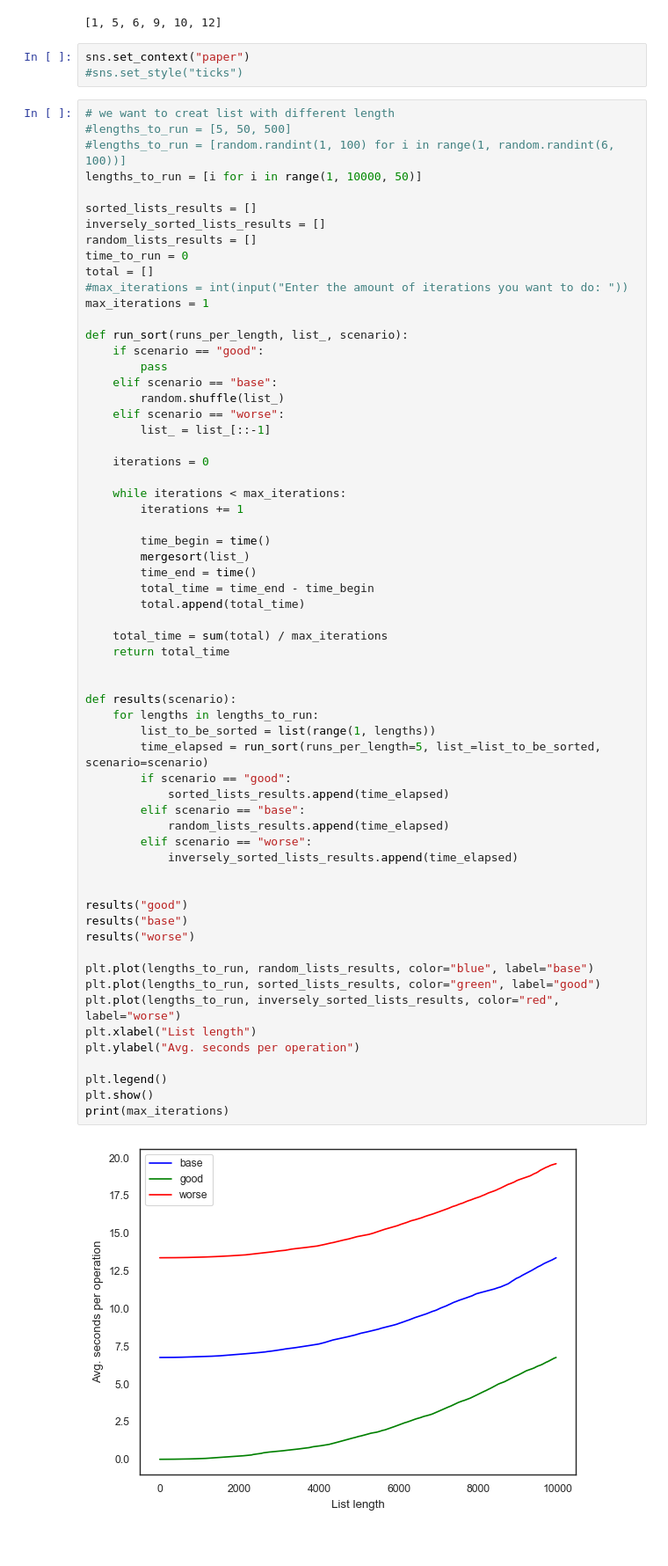
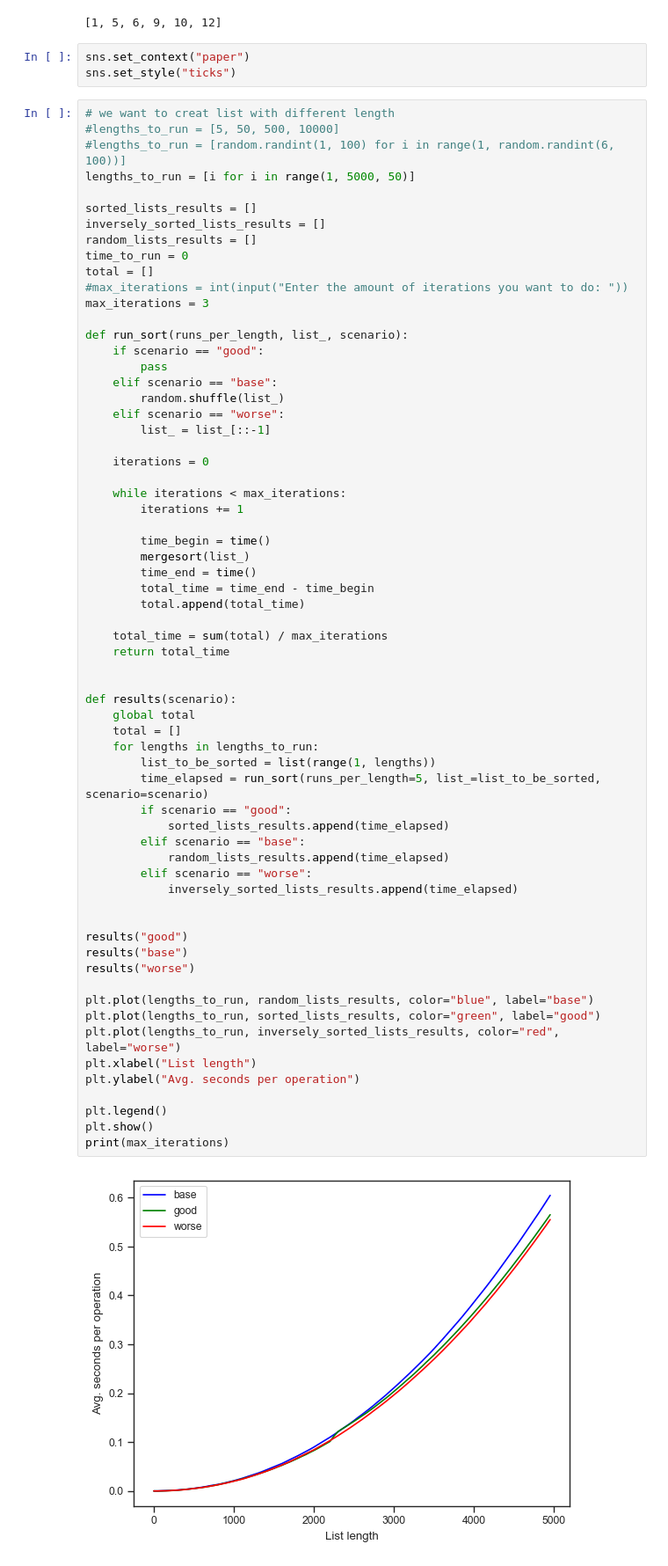
Before and after one commit to yummypugs/StartingFive, a Jupyter notebook: Merge Sort/merge_sort.ipynb, the cells around one changed output. Shown at 88% size. Cells and saved outputs as stored; diff of their text form.

Commit message:
fixed the bad testing code that was adding up all the totals and taking the average..

```diff
--- a/Merge Sort/merge_sort.ipynb
+++ b/Merge Sort/merge_sort.ipynb
@@ -68,12 +68,12 @@ print(list_)
 [1, 5, 6, 9, 10, 12]
 # %%
 sns.set_context("paper")
-#sns.set_style("ticks")
+sns.set_style("ticks")
 # %%
 # we want to creat list with different length
-#lengths_to_run = [5, 50, 500]
+#lengths_to_run = [5, 50, 500, 10000]
 #lengths_to_run = [random.randint(1, 100) for i in range(1, random.randint(6, 100))]
-lengths_to_run = [i for i in range(1, 10000, 50)]
+lengths_to_run = [i for i in range(1, 5000, 50)]
 
 sorted_lists_results = []
 inversely_sorted_lists_results = []
@@ -81,7 +81,7 @@ random_lists_results = []
 time_to_run = 0
 total = []
 #max_iterations = int(input("Enter the amount of iterations you want to do: "))
-max_iterations = 1
+max_iterations = 3
 
 def run_sort(runs_per_length, list_, scenario):
     if scenario == "good":
@@ -105,31 +105,33 @@ def run_sort(runs_per_length, list_, scenario):
     total_time = sum(total) / max_iterations
     return total_time
 
 
 def results(scenario):
+    global total
+    total = []
     for lengths in lengths_to_run:
         list_to_be_sorted = list(range(1, lengths))
         time_elapsed = run_sort(runs_per_length=5, list_=list_to_be_sorted, scenario=scenario)
         if scenario == "good":
             sorted_lists_results.append(time_elapsed)
         elif scenario == "base":
             random_lists_results.append(time_elapsed)
         elif scenario == "worse":
             inversely_sorted_lists_results.append(time_elapsed)
 
 
 results("good")
 results("base")
 results("worse")
 
 plt.plot(lengths_to_run, random_lists_results, color="blue", label="base")
 plt.plot(lengths_to_run, sorted_lists_results, color="green", label="good")
 plt.plot(lengths_to_run, inversely_sorted_lists_results, color="red", label="worse")
 plt.xlabel("List length")
 plt.ylabel("Avg. seconds per operation")
 
 plt.legend()
 plt.show()
 print(max_iterations)
 # %% [output]
-[figure, old version]
+[figure, new version]
```
Also changed, not shown: parts of 1 cell of this notebook, 2 other files.
